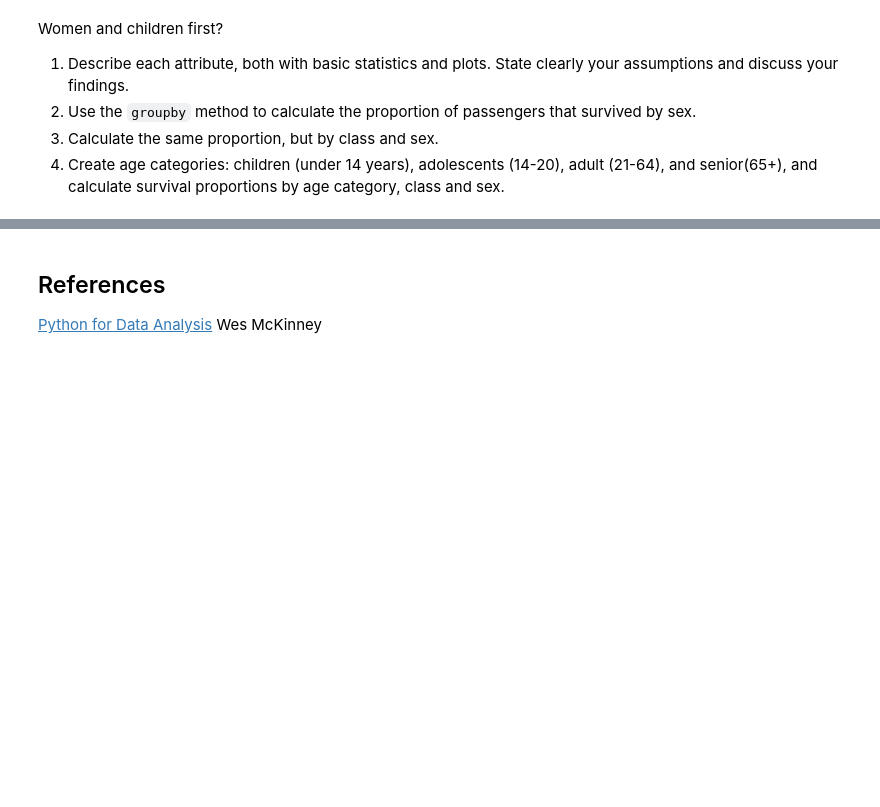
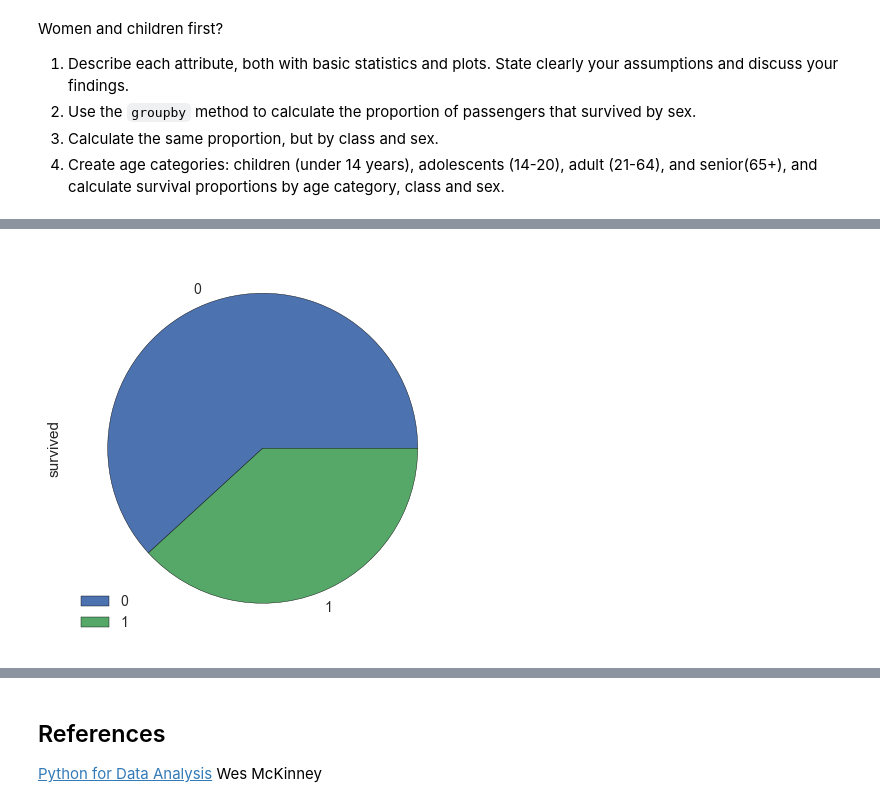
Before and after one commit to jmuth/ADA_homeworks, a Jupyter notebook: 01 - Pandas and Data Wrangling/Data Wrangling with Pandas.ipynb, the cells around one changed output, grey strips where cells are left out. Saved outputs shown, nothing was run; the diff lists cells and outputs as text; code cells hidden in the pictures; blank space fills up the shorter version.

```diff
--- a/01 - Pandas and Data Wrangling/Data Wrangling with Pandas.ipynb
+++ b/01 - Pandas and Data Wrangling/Data Wrangling with Pandas.ipynb
@@ -640,0 +1596,4 @@ Women and children first?
+# %%
+pie(pd.DataFrame(titanic.survived.value_counts()))
+# %% [output]
+[figure, added]
```
Also changed, not shown: parts of 100 cells of this notebook, 1 other file.
